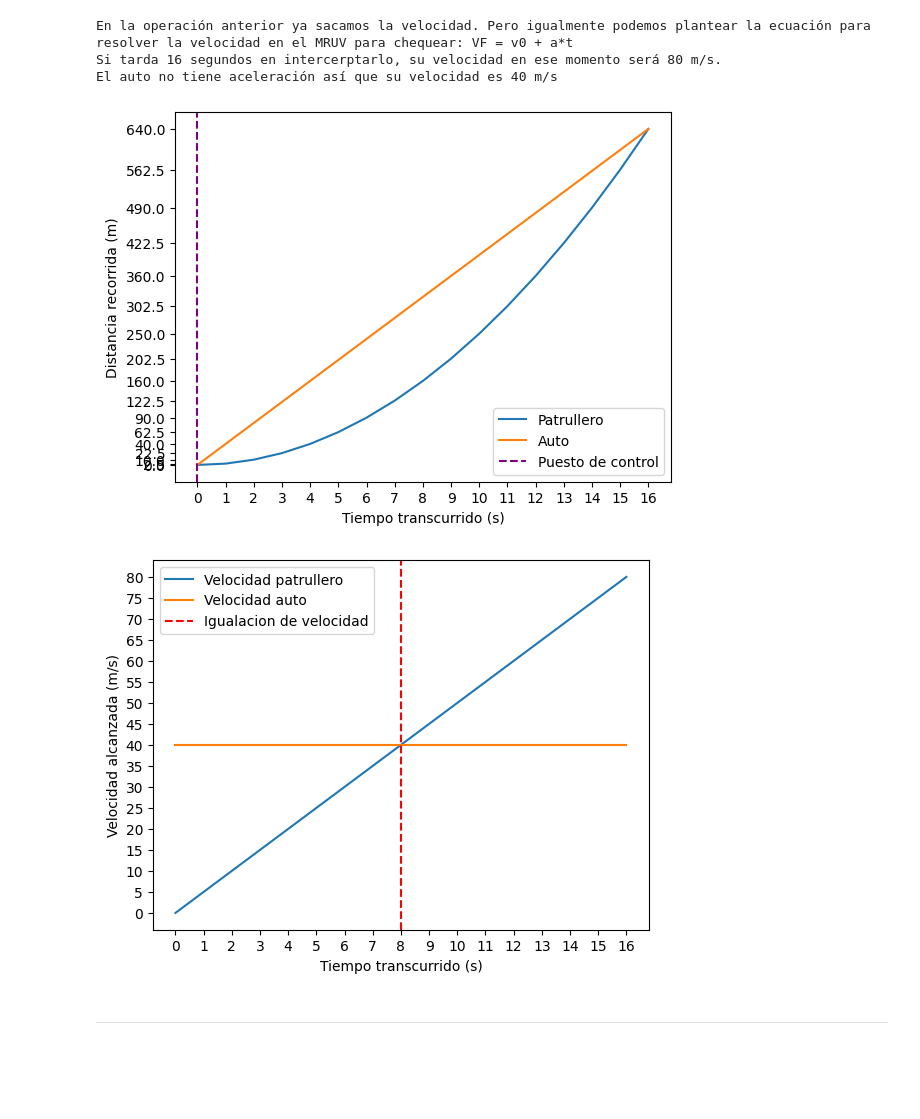
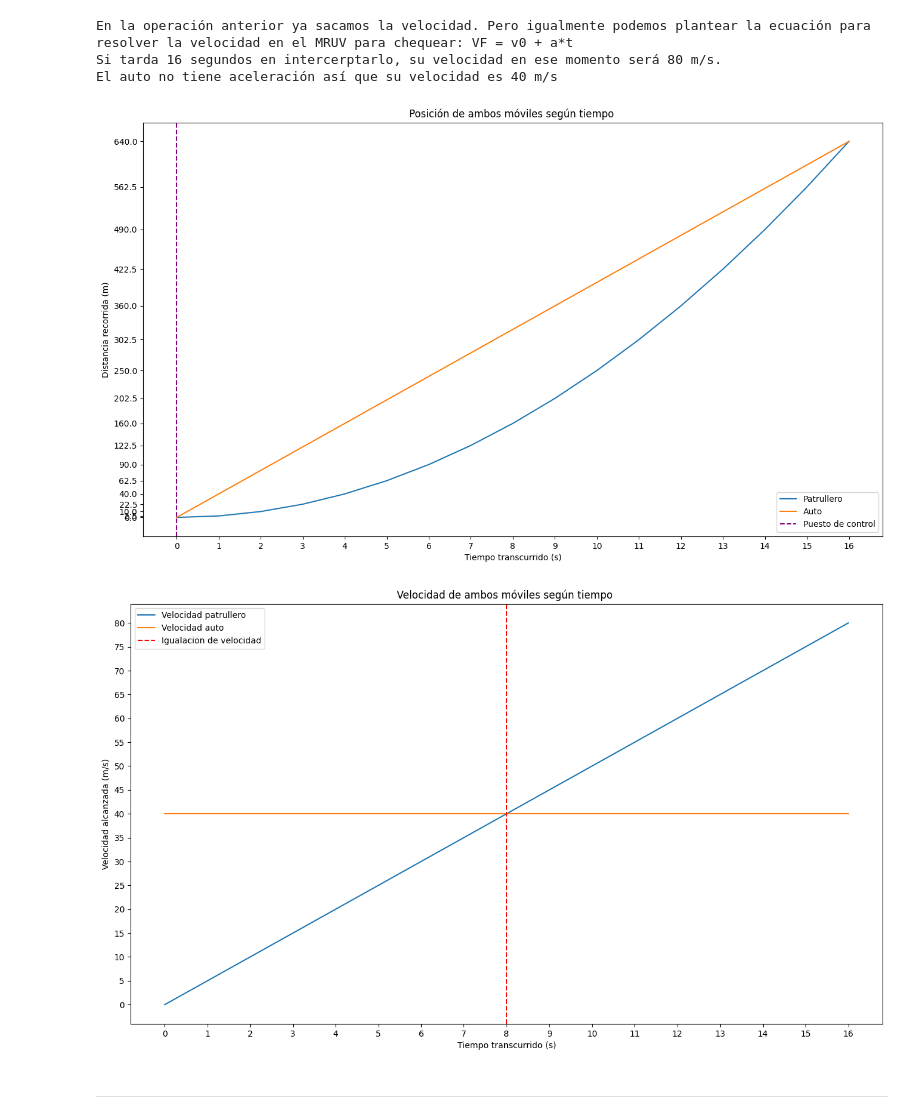
Before and after one commit to masouto94/CPUHelpers, a Jupyter notebook: IRP/actividadesSincronicas/Unidad2/ActividadDeClase.ipynb, the cells around one changed output. Saved outputs shown, nothing was run; the diff lists cells and outputs as text; code cells hidden in the pictures; blank space fills up the shorter version.

```diff
--- a/IRP/actividadesSincronicas/Unidad2/ActividadDeClase.ipynb
+++ b/IRP/actividadesSincronicas/Unidad2/ActividadDeClase.ipynb
@@ -79,27 +79,29 @@ El auto no tiene aceleración así que su velocidad es 40 m/s
 # %%
 #c
 import matplotlib.pyplot as plt
 interval = range(17)
 dist_patrullero_graph = [posicion_mruv(0,0,5,i) for i in interval]
 dist_auto_graph = [posicion_mru(0,vel_auto_m_s,i) for i in interval]
-fig, ax = plt.subplots()
+fig, ax = plt.subplots(figsize=(16,9))
 ax.plot( interval,dist_patrullero_graph)
 ax.plot(dist_auto_graph)
 plt.xticks(interval)
 plt.xlabel('Tiempo transcurrido (s)')
 plt.ylabel('Distancia recorrida (m)')
 plt.yticks(dist_patrullero_graph)
 plt.axvline(0, color='purple', linestyle ='--')
 plt.legend(['Patrullero','Auto','Puesto de control'])
+plt.title("Posición de ambos móviles según tiempo ")
+plt.savefig('graph_1_c.png')
 plt.show()
 # %% [output]
-[figure, old version]
+[figure, new version]
 # %%
 #d
 interval = range(17)
 vel_patrullero_graph = [velocidad_mruv(0,5,i) for i in interval]
 vel_auto_graph = [vel_auto_m_s for i in interval]
-fig, ax = plt.subplots()
+fig, ax = plt.subplots(figsize=(16,9))
 ax.plot( interval,vel_patrullero_graph)
 ax.plot(vel_auto_graph)
 plt.xticks(interval)
@@ -108,9 +110,11 @@ plt.ylabel('Velocidad alcanzada (m/s)')
 plt.yticks(vel_patrullero_graph)
 plt.axvline(8, color='red', linestyle ='--')
 plt.legend(['Velocidad patrullero','Velocidad auto','Igualacion de velocidad'])
+plt.title("Velocidad de ambos móviles según tiempo ")
+plt.savefig('graph_1_d.png')
 plt.show()
 # %% [output]
-[figure, old version]
+[figure, new version]
 # %% [markdown]
 ---
 # %% [markdown]
```
Also changed, not shown: parts of 2 cells of this notebook, 6 other files.
